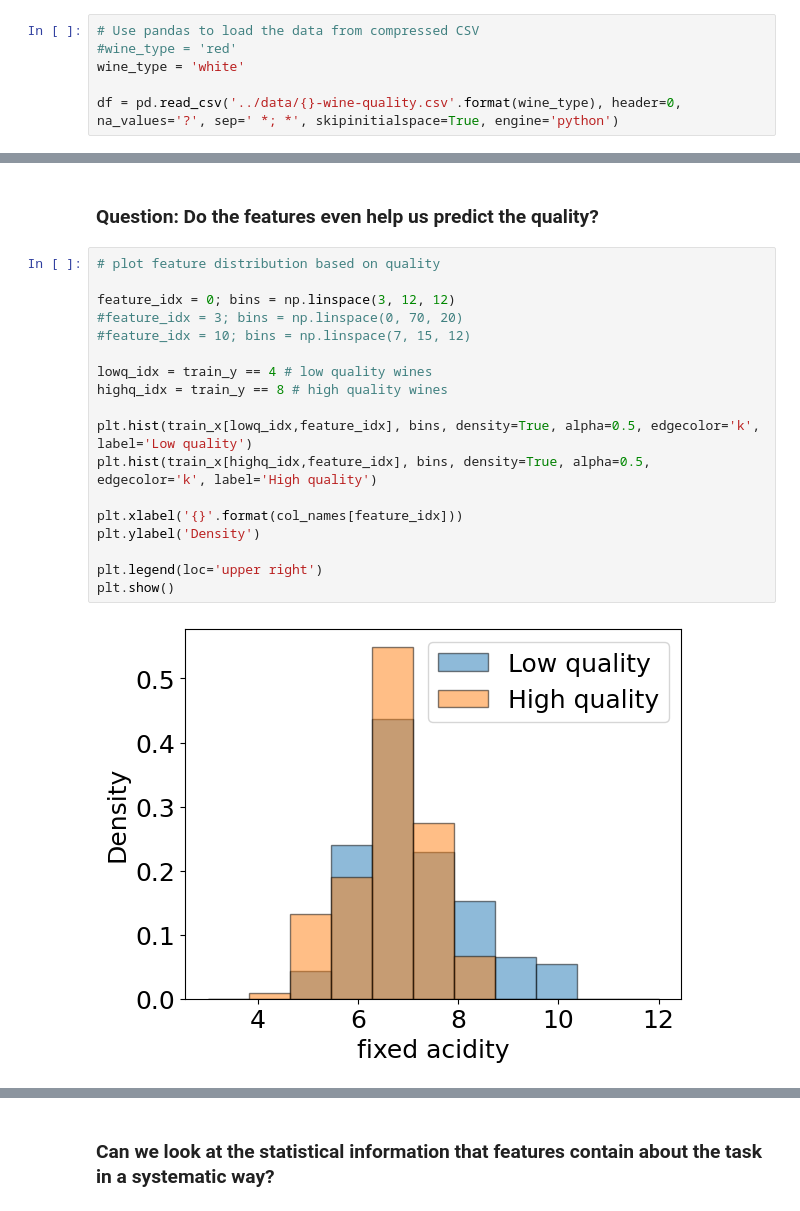
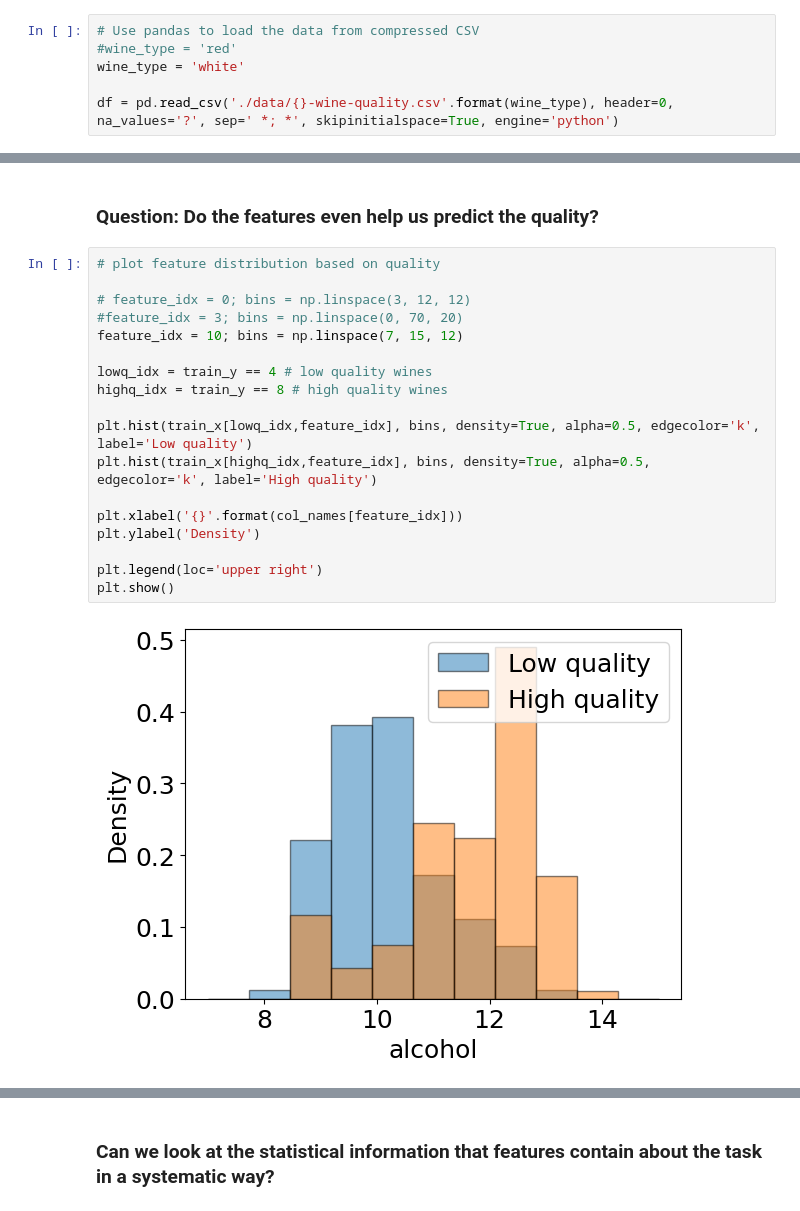
Before and after one commit to hansikaweerasena/MLE, a Jupyter notebook: Exercise/ex1-handout/cai41046108mle-exercise1-walkthrough.ipynb, the cells around one changed output, grey strips where cells are left out. Saved outputs shown, nothing was run; the diff lists cells and outputs as text.

```diff
--- a/Exercise/ex1-handout/cai41046108mle-exercise1-walkthrough.ipynb
+++ b/Exercise/ex1-handout/cai41046108mle-exercise1-walkthrough.ipynb
@@ -51,7 +52,7 @@ np.random.seed(seed) # deterministic seed for reproducibility
 #wine_type = 'red'
 wine_type = 'white'
 
-df = pd.read_csv('../data/{}-wine-quality.csv'.format(wine_type), header=0, na_values='?', sep=' *; *', skipinitialspace=True, engine='python')
+df = pd.read_csv('./data/{}-wine-quality.csv'.format(wine_type), header=0, na_values='?', sep=' *; *', skipinitialspace=True, engine='python')
 # %%
 # Check that we loaded the data as expected
 if wine_type == 'white':
@@ -202,23 +203,23 @@ mean (+- std): 10.52 (+- 1.23)
 # %%
 # plot feature distribution based on quality
 
-feature_idx = 0; bins = np.linspace(3, 12, 12)
+# feature_idx = 0; bins = np.linspace(3, 12, 12)
 #feature_idx = 3; bins = np.linspace(0, 70, 20)
-#feature_idx = 10; bins = np.linspace(7, 15, 12)
+feature_idx = 10; bins = np.linspace(7, 15, 12)
 
 lowq_idx = train_y == 4 # low quality wines
 highq_idx = train_y == 8 # high quality wines
 
 plt.hist(train_x[lowq_idx,feature_idx], bins, density=True, alpha=0.5, edgecolor='k', label='Low quality')
 plt.hist(train_x[highq_idx,feature_idx], bins, density=True, alpha=0.5, edgecolor='k', label='High quality')
 
 plt.xlabel('{}'.format(col_names[feature_idx]))
 plt.ylabel('Density')
 
 plt.legend(loc='upper right')
 plt.show()
 # %% [output]
-[figure, old version]
+[figure, new version]
 # %%
 bins
 # %% [output]
```
Also changed, not shown: parts of 5 cells of this notebook, 14 other files.
